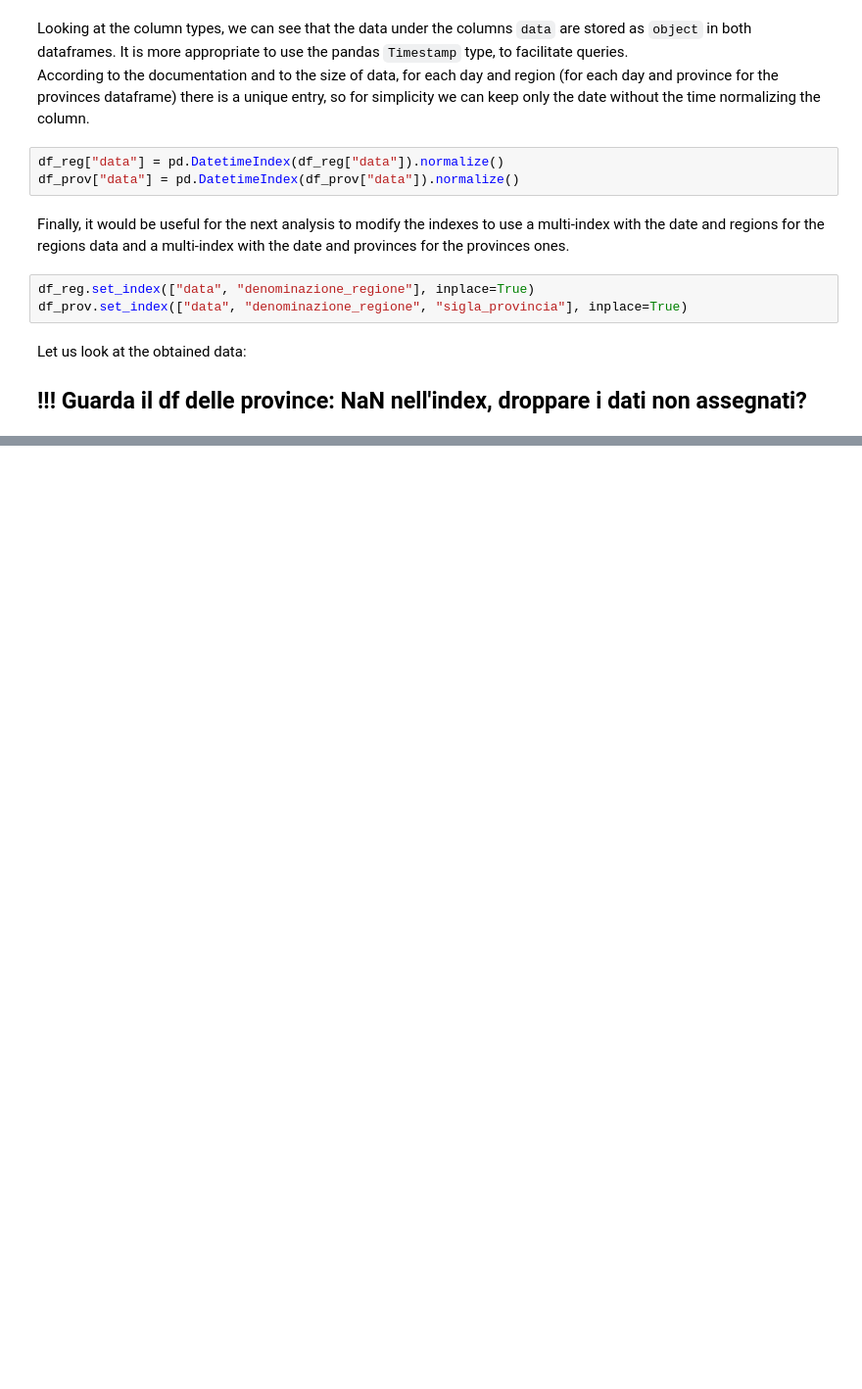
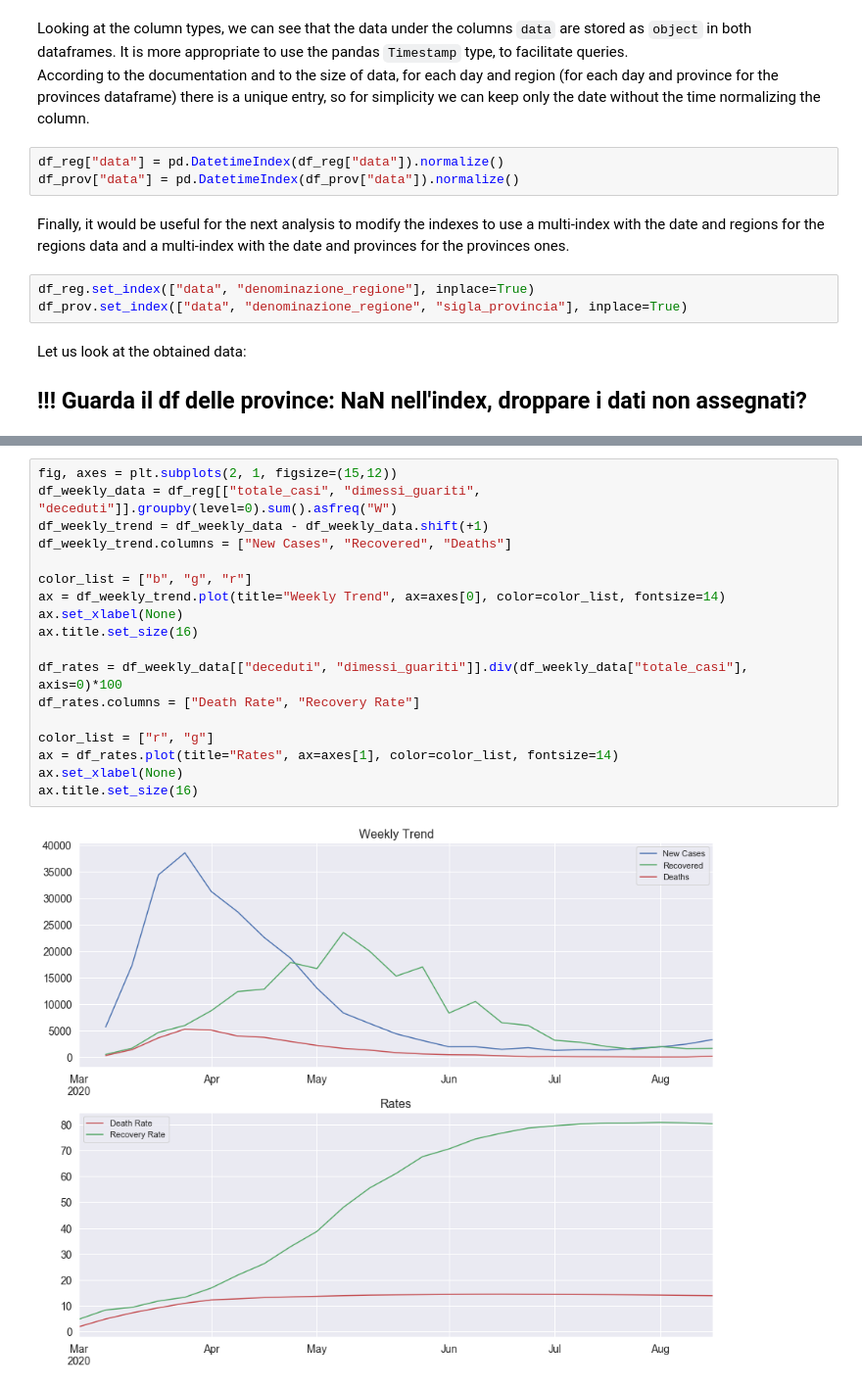
Before and after one commit to JacopoBartoli/agm_algorithms, a Jupyter notebook: Bartoli-Ravagli.ipynb, the cells around one changed output, grey strips where cells are left out. Shown at 98% size. Saved outputs shown, nothing was run; the diff lists cells and outputs as text; blank space fills up the shorter version.

```diff
--- a/Bartoli-Ravagli.ipynb
+++ b/Bartoli-Ravagli.ipynb
@@ -289,0 +349,20 @@ The simplest statistics to extract are those referring to the total number of de
+# %%
+fig, axes = plt.subplots(2, 1, figsize=(15,12))
+df_weekly_data = df_reg[["totale_casi", "dimessi_guariti", "deceduti"]].groupby(level=0).sum().asfreq("W")
+df_weekly_trend = df_weekly_data - df_weekly_data.shift(+1)
+df_weekly_trend.columns = ["New Cases", "Recovered", "Deaths"]
+
+color_list = ["b", "g", "r"]
+ax = df_weekly_trend.plot(title="Weekly Trend", ax=axes[0], color=color_list, fontsize=14)
+ax.set_xlabel(None)
+ax.title.set_size(16)
+
+df_rates = df_weekly_data[["deceduti", "dimessi_guariti"]].div(df_weekly_data["totale_casi"], axis=0)*100
+df_rates.columns = ["Death Rate", "Recovery Rate"]
+
+color_list = ["r", "g"]
+ax = df_rates.plot(title="Rates", ax=axes[1], color=color_list, fontsize=14)
+ax.set_xlabel(None)
+ax.title.set_size(16)
+# %% [output]
+[figure, added]
```
Also changed, not shown: parts of 10 cells of this notebook.
